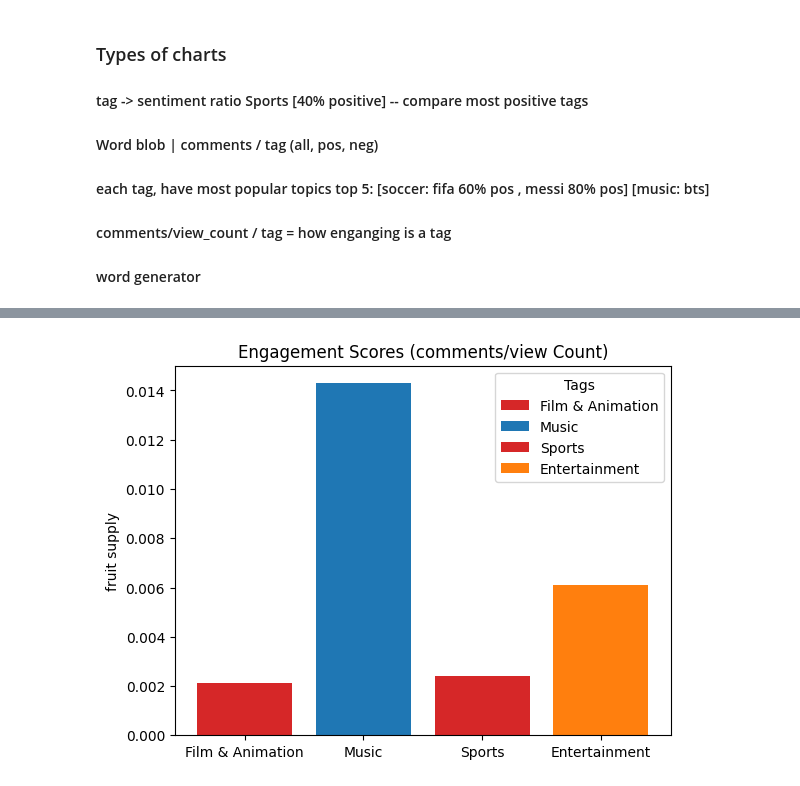
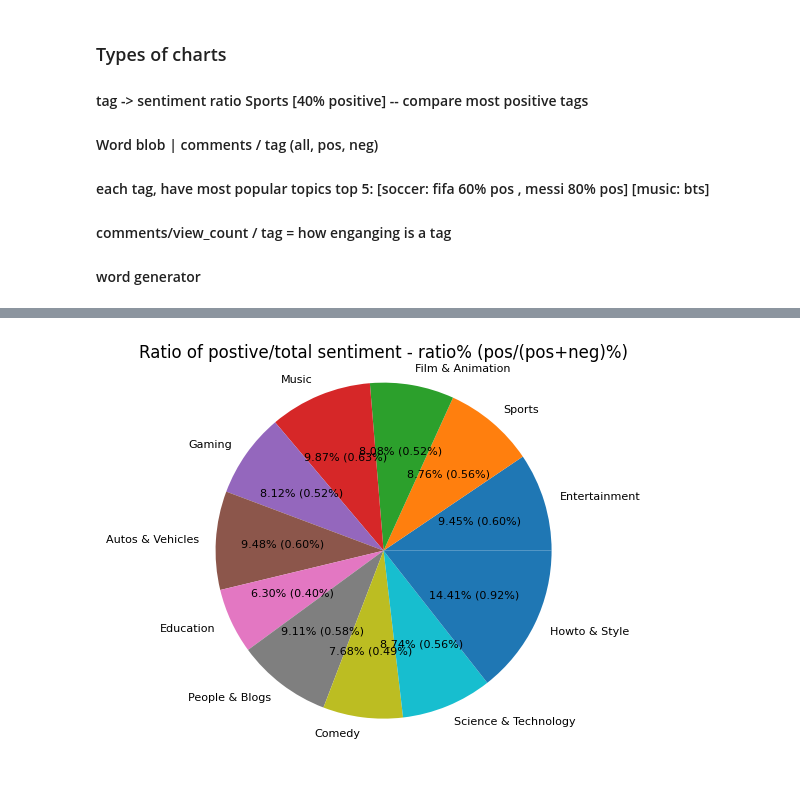
Before and after one commit to cdwangco/SentimentAnalysisProject, a Jupyter notebook: main.ipynb, the cells around one changed output, grey strips where cells are left out. Saved outputs shown, nothing was run; the diff lists cells and outputs as text; code cells hidden in the pictures.

```diff
--- a/main.ipynb
+++ b/main.ipynb
@@ -33,6 +53,3 @@ print(result)
 # %% [output]
 GOOD: I love the way you explained, ...
 BAD: I hate the way you explained, ...
-# %%
-for v in videos.values():
-    print(id_to_tag[v.category_id])
@@ -143,3 +156,29 @@ plot_sentiment_per_tag(tags_sent_dict)
+# %%
+def make_autopct(values):
+    # autopct='%1.1f%%'
+    def my_autopct(pct):
+        total = sum(values)
+        val = pct*total/100
+        return '{p:.2f}% ({v:.2f}%)'.format(p=pct,v=val)
+    return my_autopct
+
+def plot_sentiment_rate(tags_sent_dict):
+    labels = [id_to_tag[v] for v in tags_sent_dict.keys()]
+    scores = [val[1]/(val[0]+val[1]) for val in tags_sent_dict.values()]
+    width = 0.35       # the width of the bars: can also be len(x) sequence
+
+    x = np.arange(len(labels))  # the label locations
+    width = 0.35  # the width of the bars
+
+    fig, ax = plt.subplots()
+    plt.title('Ratio of postive/total sentiment - ratio% (pos/(pos+neg)%)')
+    plt.pie(scores, labels=labels,  autopct=make_autopct(scores), textprops={'fontsize': 8})
+    plt.axis('equal')
+    plt.show()
+# %%
+plot_sentiment_rate(tags_sent_dict)
+# %% [output]
+[figure, added]
 # %%
 def video_engagement_score(video):
     if video is None:
@@ -166,10 +205,5 @@ def plot_engagement(tags_engagment):
     bar_colors = ['tab:red', 'tab:blue', 'tab:red', 'tab:orange']
     ax.bar(labels, scores, label=labels, color=bar_colors)
     ax.set_ylabel('fruit supply')
-    ax.set_title('Engagement Scores (comments/view Count)')
-    ax.legend(title='Tags')
-
-tags_engagment = video_tag_scores()
-plot_engagement(tags_engagment)
+    ax.set_title('Engagement Scores (comments/view count)')
+    plt.xticks(rotation=90)
-# %% [output]
-[figure, removed]
```
Also changed, not shown: parts of 12 cells of this notebook, 1 other file.
